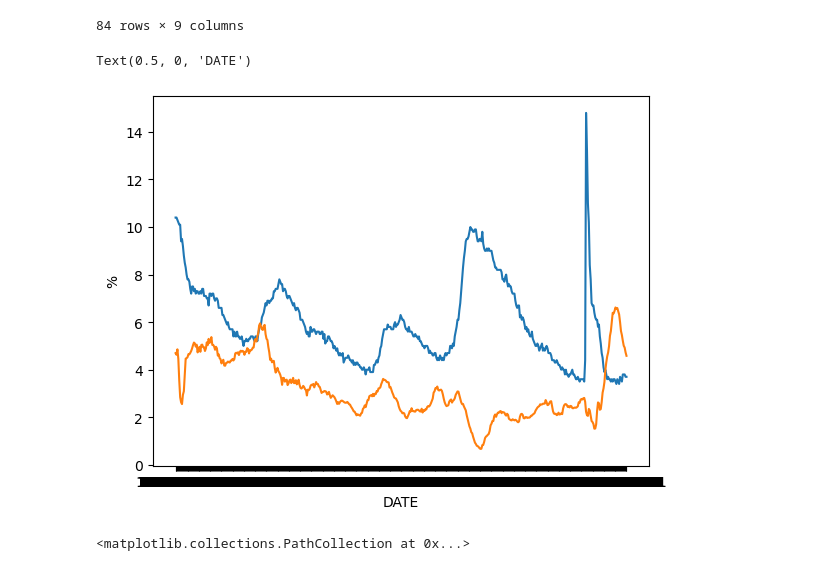
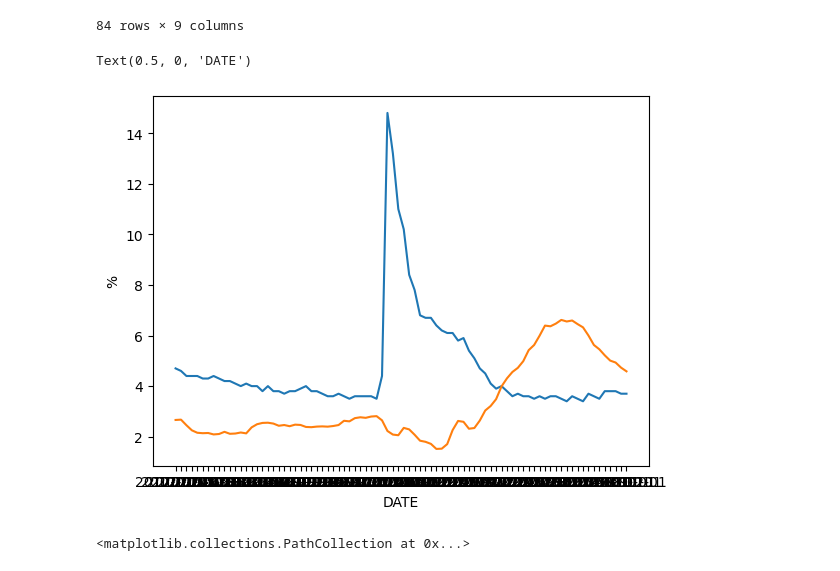
Before and after one commit to ElZackoGrande/Project1_Group2, a Jupyter notebook: Joel_Fred_Data_clean/Working Dataframe through Fred - NO API.ipynb, the cells around one changed output. Saved outputs shown, nothing was run; the diff lists cells and outputs as text; code cells hidden in the pictures.

Commit message:
added correct chart with NJ

```diff
--- a/Joel_Fred_Data_clean/Working Dataframe through Fred - NO API.ipynb
+++ b/Joel_Fred_Data_clean/Working Dataframe through Fred - NO API.ipynb
@@ -106,15 +106,16 @@ filtered_df
 # %%
 
 
 
-plt.plot(merged['DATE'], merged['UNRATE'], label='UNRATE')
-plt.plot(merged['DATE'], merged['Nationwide Inflation Rate'], label='Nationwide Inflation Rate')
+plt.plot(filtered_df['DATE'], filtered_df['UNRATE'], label='UNRATE')
+plt.plot(filtered_df['DATE'], filtered_df['Nationwide Inflation Rate'], label='Nationwide Inflation Rate')
 
 plt.ylabel("%")
 plt.xlabel('DATE')
+#starting at 2017 ending 2023, need to tinker with the xlabels so you can see dates
 # %% [output]
 Text(0.5, 0, 'DATE')
-[figure, old version]
+[figure, new version]
 # %%
 # %% [output]
 <matplotlib.collections.PathCollection at 0x...>
```
